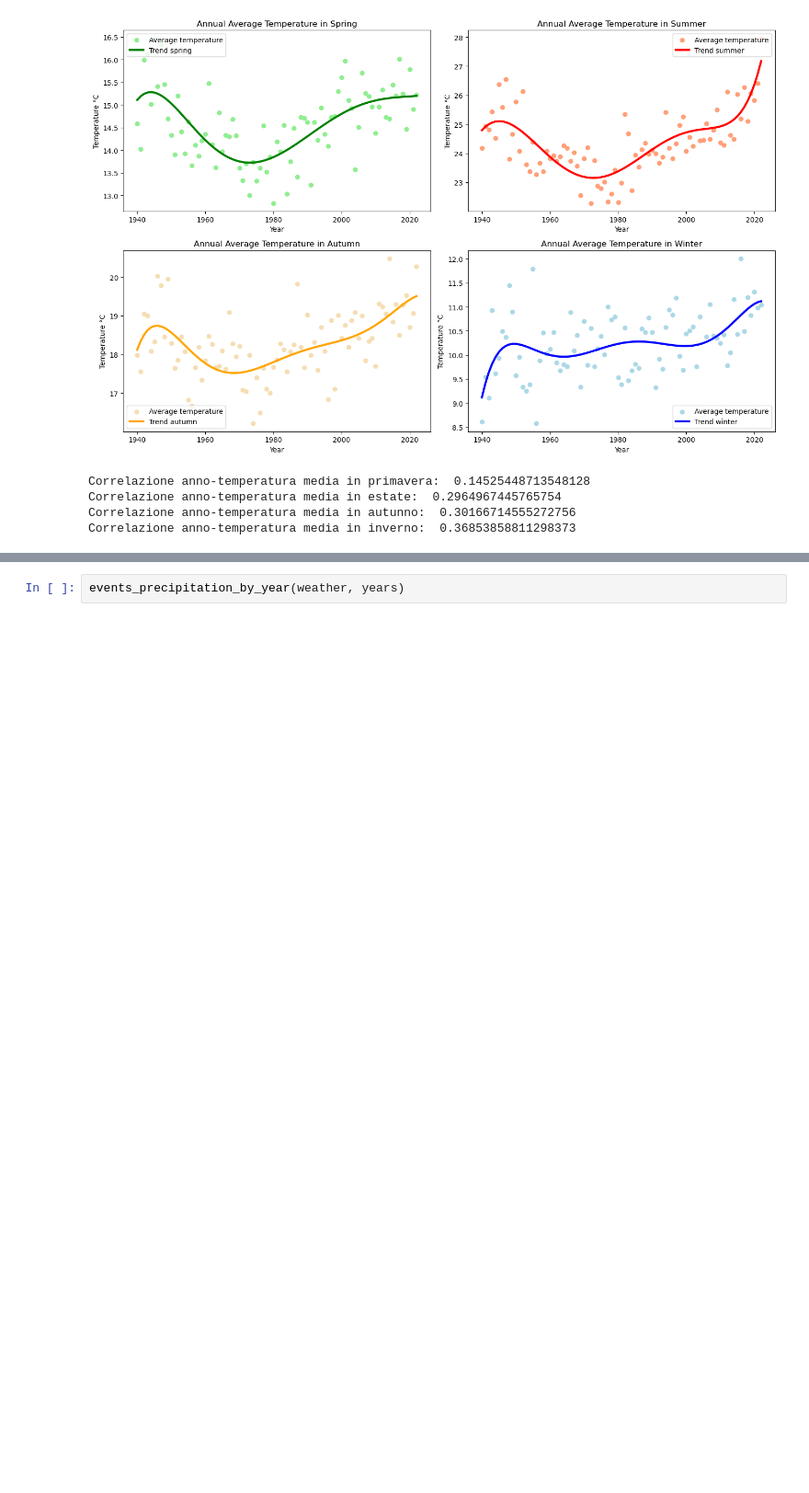
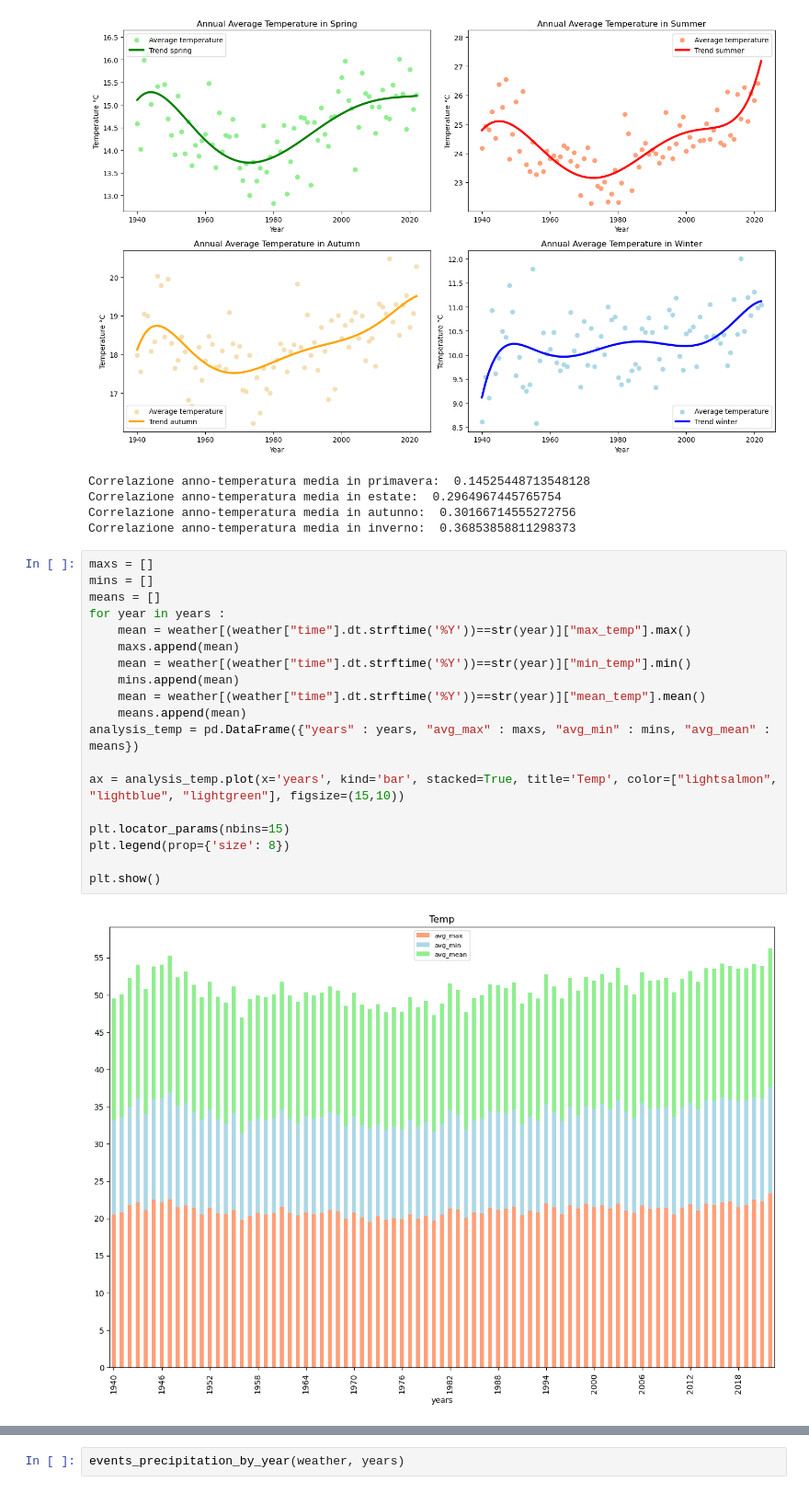
Before and after one commit to Favo02-unimi/visualizzazione-scientifica, a Jupyter notebook: climate.ipynb, the cells around one changed output, grey strips where cells are left out. Shown at 92% size. Cells and saved outputs as stored; diff of their text form; blank space fills up the shorter version.

```diff
--- a/climate.ipynb
+++ b/climate.ipynb
@@ -740,3 +740,24 @@ Correlazione anno-temperatura media in primavera:  0.14525448713548128
 Correlazione anno-temperatura media in estate:  0.2964967445765754
 Correlazione anno-temperatura media in autunno:  0.30166714555272756
 Correlazione anno-temperatura media in inverno:  0.36853858811298373
+# %%
+maxs = []
+mins = []
+means = []
+for year in years :
+    mean = weather[(weather["time"].dt.strftime('%Y'))==str(year)]["max_temp"].max()
+    maxs.append(mean)
+    mean = weather[(weather["time"].dt.strftime('%Y'))==str(year)]["min_temp"].min()
+    mins.append(mean)
+    mean = weather[(weather["time"].dt.strftime('%Y'))==str(year)]["mean_temp"].mean()
+    means.append(mean)
+analysis_temp = pd.DataFrame({"years" : years, "avg_max" : maxs, "avg_min" : mins, "avg_mean" : means})
+
+ax = analysis_temp.plot(x='years', kind='bar', stacked=True, title='Temp', color=["lightsalmon", "lightblue", "lightgreen"], figsize=(15,10))
+
+plt.locator_params(nbins=15)
+plt.legend(prop={'size': 8})
+
+plt.show()
+# %% [output]
+[figure, added]
```
Also changed, not shown: parts of 3 cells of this notebook.
